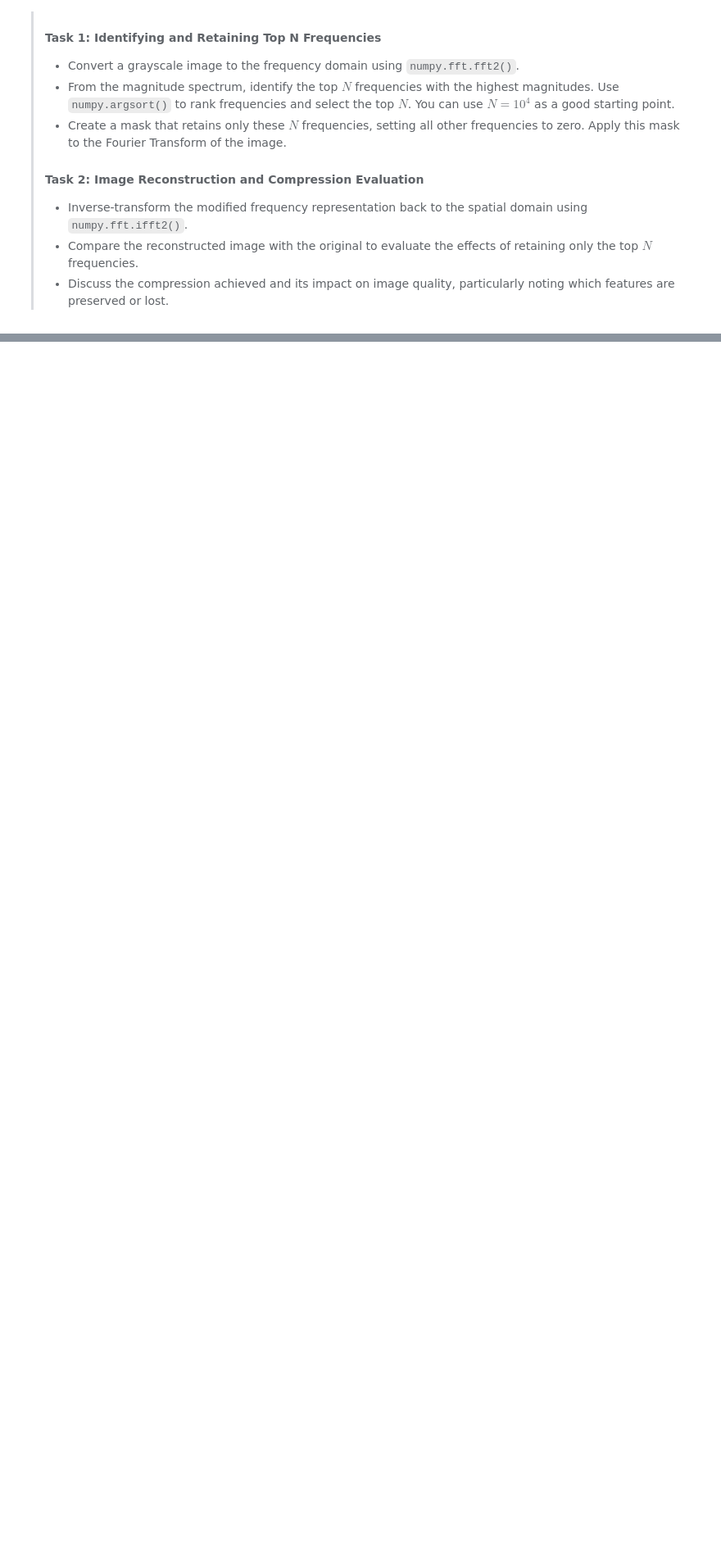
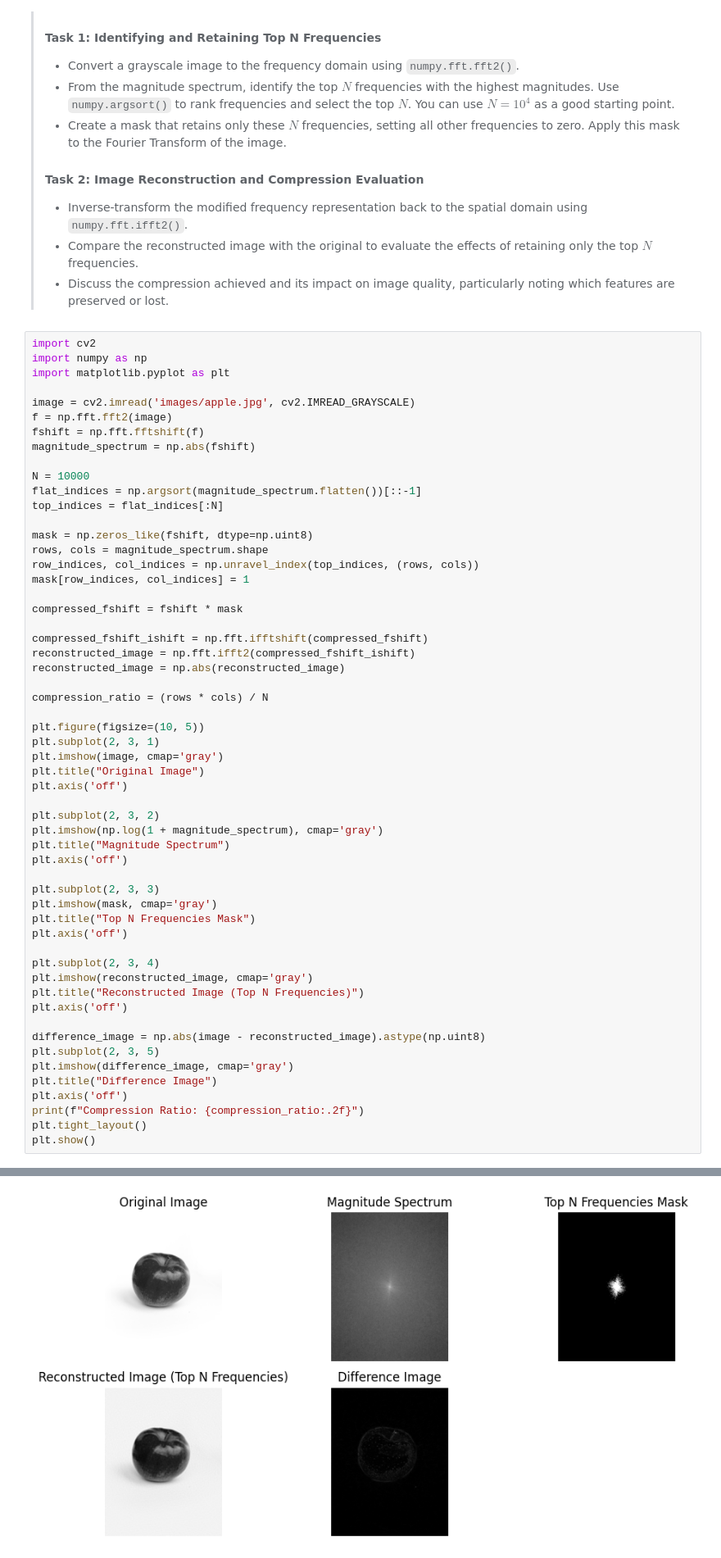
Before and after one commit to ferit-osirv/lab-3-23-24-AntonioBerecic, a Jupyter notebook: lab3.ipynb, the cells around one changed output, grey strips where cells are left out. Shown at 82% size. Cells and saved outputs as stored; diff of their text form; blank space fills up the shorter version.

```diff
--- a/lab3.ipynb
+++ b/lab3.ipynb
@@ -278,3 +282,60 @@ plt.show()
 >    - Inverse-transform the modified frequency representation back to the spatial domain using `numpy.fft.ifft2()`.
 >    - Compare the reconstructed image with the original to evaluate the effects of retaining only the top $N$ frequencies.
 >    - Discuss the compression achieved and its impact on image quality, particularly noting which features are preserved or lost.
+# %%
+import cv2
+import numpy as np
+import matplotlib.pyplot as plt
+
+image = cv2.imread('images/apple.jpg', cv2.IMREAD_GRAYSCALE)
+f = np.fft.fft2(image)
+fshift = np.fft.fftshift(f)
+magnitude_spectrum = np.abs(fshift)
+
+N = 10000
+flat_indices = np.argsort(magnitude_spectrum.flatten())[::-1]
+top_indices = flat_indices[:N]
+
+mask = np.zeros_like(fshift, dtype=np.uint8)
+rows, cols = magnitude_spectrum.shape
+row_indices, col_indices = np.unravel_index(top_indices, (rows, cols))
+mask[row_indices, col_indices] = 1
+
+compressed_fshift = fshift * mask
+
+compressed_fshift_ishift = np.fft.ifftshift(compressed_fshift)
+reconstructed_image = np.fft.ifft2(compressed_fshift_ishift)
+reconstructed_image = np.abs(reconstructed_image)
+
+compression_ratio = (rows * cols) / N
+
+plt.figure(figsize=(10, 5))
+plt.subplot(2, 3, 1)
+plt.imshow(image, cmap='gray')
+plt.title("Original Image")
+plt.axis('off')
+
+plt.subplot(2, 3, 2)
+plt.imshow(np.log(1 + magnitude_spectrum), cmap='gray')
+plt.title("Magnitude Spectrum")
+plt.axis('off')
+
+plt.subplot(2, 3, 3)
+plt.imshow(mask, cmap='gray')
+plt.title("Top N Frequencies Mask")
+plt.axis('off')
+
+plt.subplot(2, 3, 4)
+plt.imshow(reconstructed_image, cmap='gray')
+plt.title("Reconstructed Image (Top N Frequencies)")
+plt.axis('off')
+
+difference_image = np.abs(image - reconstructed_image).astype(np.uint8)
+plt.subplot(2, 3, 5)
+plt.imshow(difference_image, cmap='gray')
+plt.title("Difference Image")
+plt.axis('off')
+print(f"Compression Ratio: {compression_ratio:.2f}")
+plt.tight_layout()
+plt.show()
+# %% [output]
@@ -280,0 +343 @@ plt.show()
+[figure, added]
```
Also changed, not shown: parts of 5 cells of this notebook.
